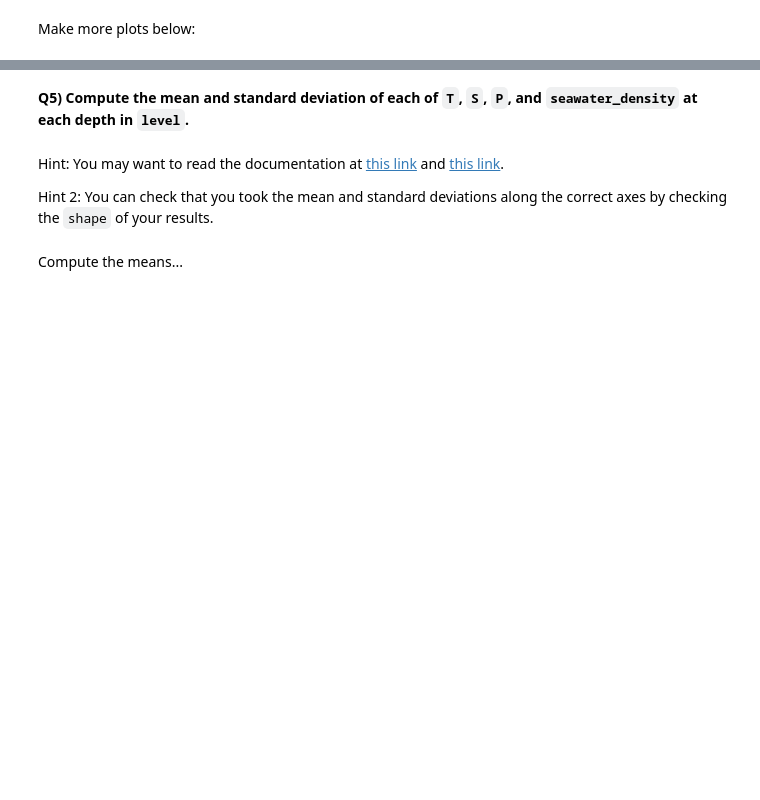
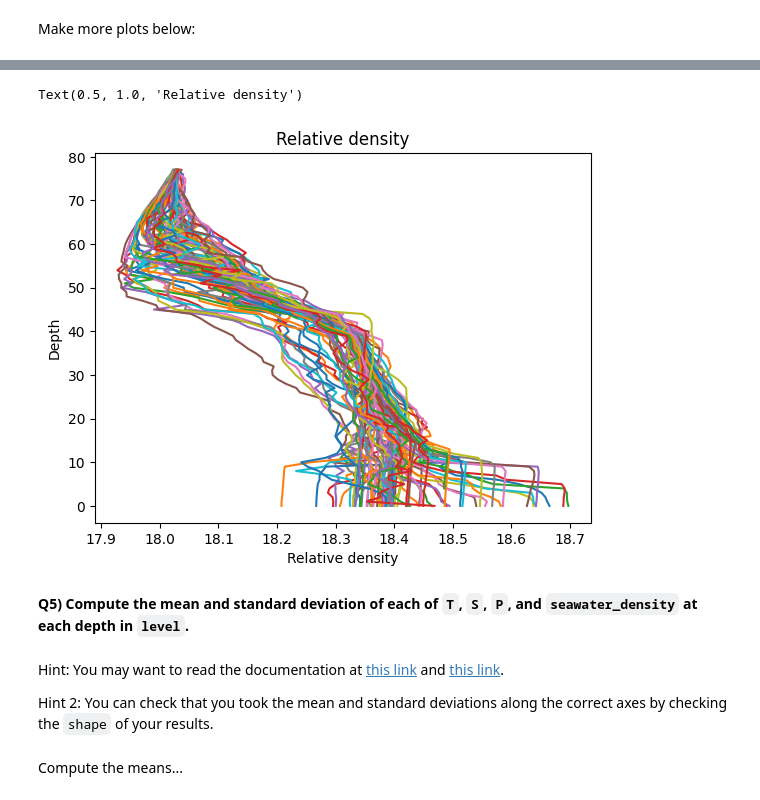
Before and after one commit to explaureart/2023_Intro_Python, a Jupyter notebook: W2_S1.ipynb, the cells around one changed output, grey strips where cells are left out. Saved outputs shown, nothing was run; the diff lists cells and outputs as text; code cells hidden in the pictures; blank space fills up the shorter version.

```diff
--- a/W2_S1.ipynb
+++ b/W2_S1.ipynb
@@ -186,2 +187,4 @@ ___ = CT_from_t(___,___,___)
+# %%
+Θ = CT_from_t(Temp,salin,pressure)
 # %% [markdown]
 Calculate the `relative density` using the equation above
@@ -189,0 +191,3 @@ ___ = ___
+# %%
+relative_density = a*salin + b*Θ + c*Θ**2
+relative_density
@@ -214,3 +251,11 @@ Make more plots below:
+# %%
+plt.plot(relative_density,levels); # The semi-colon prevents printing the line objects
+plt.xlabel('Relative density') # Takes a string as argument
+plt.ylabel('Depth')
+plt.title('Relative density')
+# %% [output]
+Text(0.5, 1.0, 'Relative density')
+[figure, added]
 # %% [markdown]
 **Q5) Compute the mean and standard deviation of each of `T`, `S`, `P`, and `seawater_density` at each depth in `level`.**
 # %% [markdown]
```
Also changed, not shown: parts of 9 cells of this notebook.
